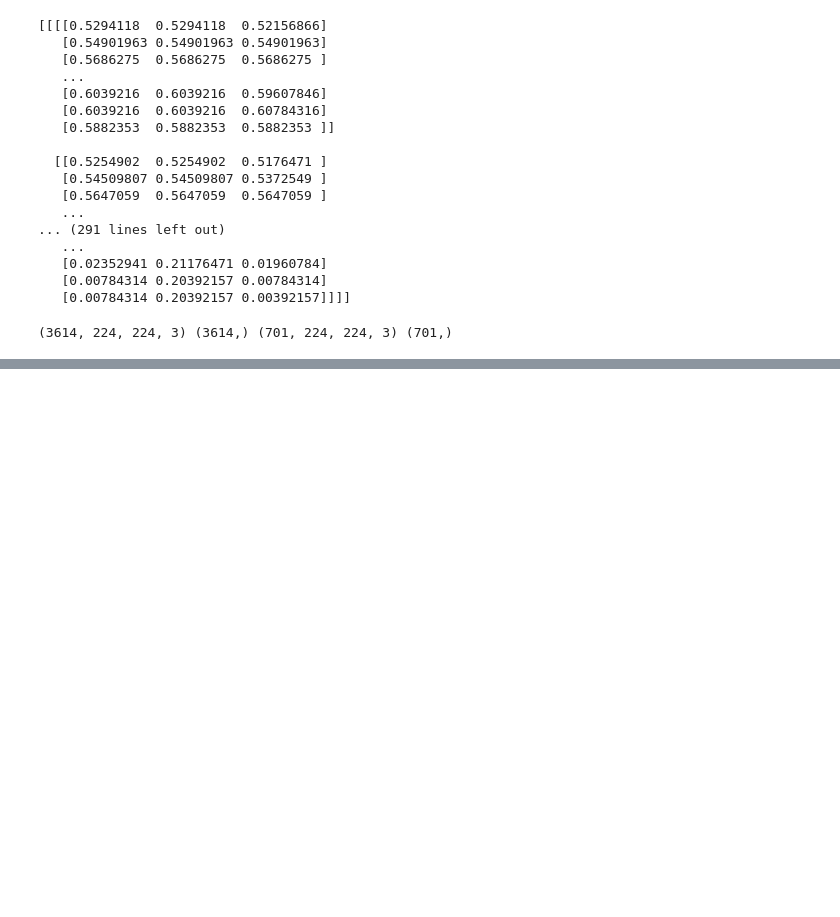
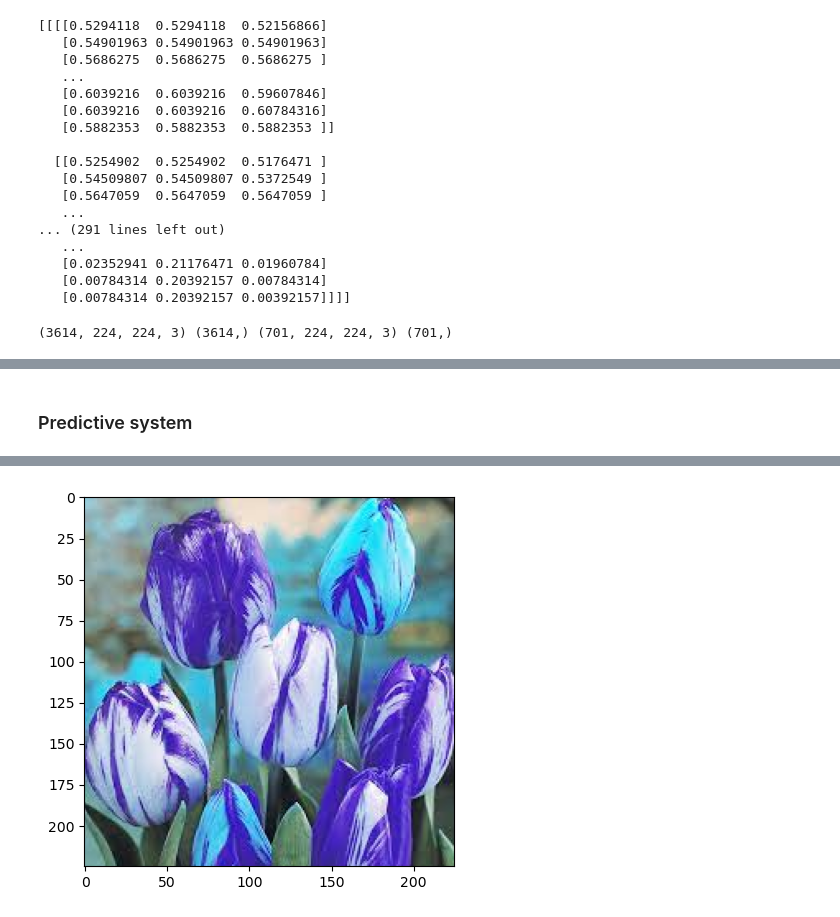
Before and after one commit to vijay-varadarajan/Flower-recogniser, a Jupyter notebook: model.ipynb, the cells around one changed output, grey strips where cells are left out. Cells and saved outputs as stored; diff of their text form; code cells hidden in the pictures; blank space fills up the shorter version.

Commit message:
mobilenet model tested

```diff
--- a/model.ipynb
+++ b/model.ipynb
@@ -300,0 +259,12 @@ np.random.seed(42)
+# %%
+mobilenet_model = 'https://tfhub.dev/google/tf2-preview/mobilenet_v2/feature_vector/4'
+pretrained_model = hub.KerasLayer(mobilenet_model, input_shape=(224, 224, 3), trainable=False)
+
+classes = 5
+
+model = tf.keras.Sequential([
+    pretrained_model,
+    tf.keras.layers.Dense(classes),
+])
+
+model.summary()
@@ -301,6 +285,6 @@ np.random.seed(42)
 # %%
-model_valid.compile(optimizer='adam', loss='sparse_categorical_crossentropy', metrics=['accuracy'])
+model.compile(optimizer='adam', loss = tf.keras.losses.SparseCategoricalCrossentropy(from_logits=True), metrics=['acc'])
 # %%
-model_valid.fit(x=X_train, y=Y_train, batch_size=400, epochs=5, verbose=2)
+model.fit(x=X_train, y=Y_train, batch_size=100, epochs=5)
 # %% [output]
 Epoch 1/5
@@ -306,0 +307,26 @@ Epoch 1/5
+# %% [markdown]
+### Predictive system
+# %%
+def predict():
+    path = input('Enter the path of the image: ')
+    image = cv.imread(path)
+
+    try:
+        plt.imshow(image)
+    except:
+        from google.colab.patches import cv2_imshow
+        cv2_imshow(image)
+
+    image = cv.cvtColor(image, cv.COLOR_BGR2RGB)
+    image = cv.resize(image, (224, 224), interpolation=cv.INTER_CUBIC)
+    image = image.astype('float32')
+    image = image / 255.0
+    image = np.expand_dims(image, axis=0)
+
+    prediction = model.predict(image)
+    prediction = np.argmax(prediction)
+    label = {0: 'daisy', 1: 'dandelion', 2: 'rose', 3: 'sunflower', 4: 'tulip'}
+    print(label[prediction])
+# %%
+predict()
+# %% [output]
@@ -306,0 +335 @@ Epoch 1/5
+[figure, added]
```
Also changed, not shown: parts of 11 cells of this notebook, 3 other files.
